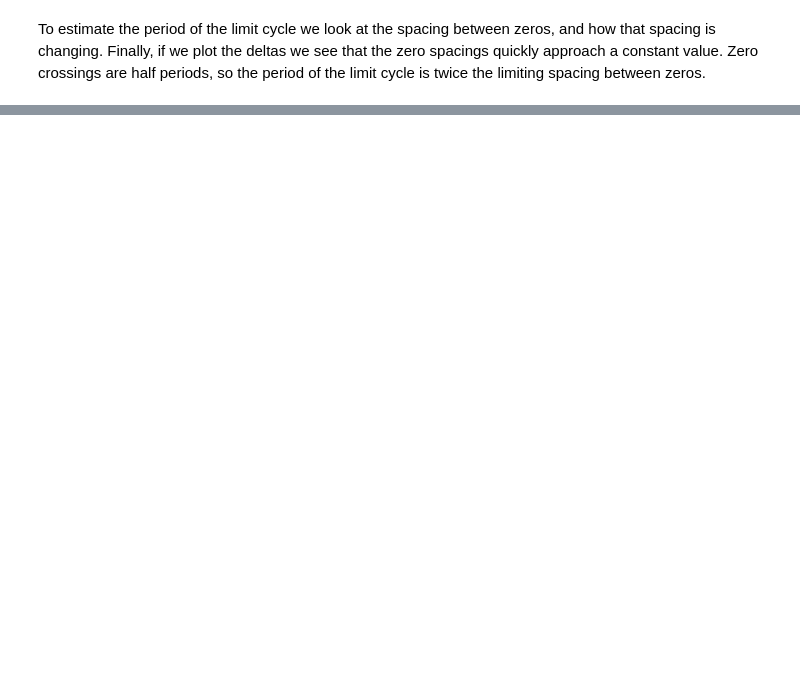
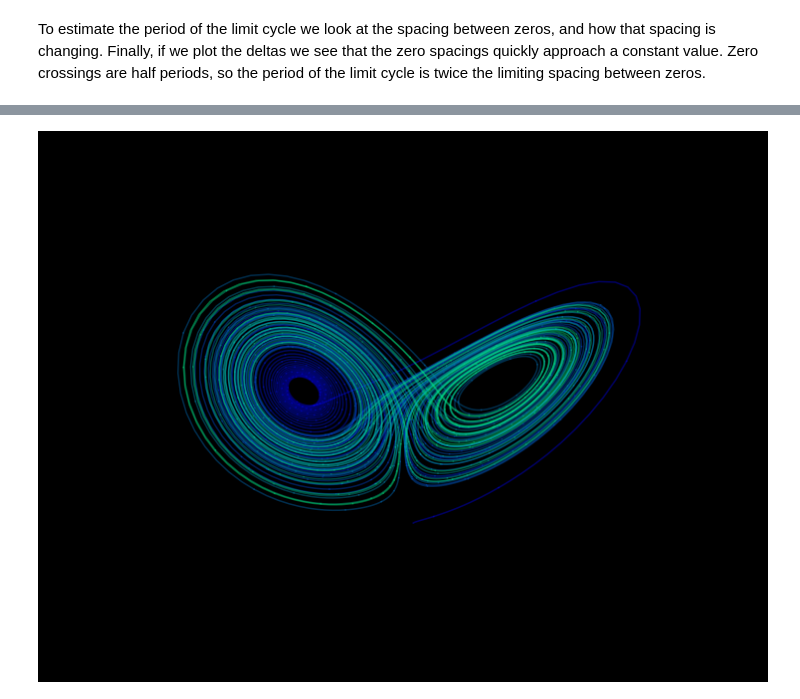
Before and after one commit to hariseldon99/msph402b, a Jupyter notebook: Ordinary_Differential_Equations.ipynb, the cells around one changed output, grey strips where cells are left out. Cells and saved outputs as stored; diff of their text form; code cells hidden in the pictures; blank space fills up the shorter version.

```diff
--- a/Ordinary_Differential_Equations.ipynb
+++ b/Ordinary_Differential_Equations.ipynb
@@ -373,0 +406,49 @@ As homework, the student is encouraged to determine the following numerically:
+# %%
+import numpy as np
+from scipy.integrate import solve_ivp
+import matplotlib.pyplot as plt
+from mpl_toolkits.mplot3d import Axes3D
+
+WIDTH, HEIGHT, DPI = 1000, 750, 100
+
+# Lorenz paramters and initial conditions.
+sigma, beta, rho = 10, 2.667, 28
+u0, v0, w0 = 1, 1, 1
+
+# Maximum time point and total number of time points.
+tmax, n = 100, 10000
+
+def lorenz(t, X, sigma, beta, rho):
+    """The Lorenz equations."""
+    u, v, w = X
+    up = -sigma*(u - v)
+    vp = rho*u - v - u*w
+    wp = -beta*w + u*v
+    return up, vp, wp
+
+# Integrate the Lorenz equations.
+soln = solve_ivp(lorenz, (0, tmax), (u0, v0, w0), args=(sigma, beta, rho),
+                 dense_output=True)
+# Interpolate solution onto the time grid, t.
+t = np.linspace(0, tmax, n)
+x, y, z = soln.sol(t)
+
+# Plot the Lorenz attractor using a Matplotlib 3D projection.
+fig = plt.figure(facecolor='k', figsize=(WIDTH/DPI, HEIGHT/DPI))
+ax = fig.gca(projection='3d')
+ax.set_facecolor('k')
+fig.subplots_adjust(left=0, right=1, bottom=0, top=1)
+
+# Make the line multi-coloured by plotting it in segments of length s which
+# change in colour across the whole time series.
+s = 10
+cmap = plt.cm.winter
+for i in range(0,n-s,s):
+    ax.plot(x[i:i+s+1], y[i:i+s+1], z[i:i+s+1], color=cmap(i/n), alpha=0.4)
+
+# Remove all the axis clutter, leaving just the curve.
+ax.set_axis_off()
+
+plt.show()
+# %% [output]
+[figure, added]
```
Also changed, not shown: parts of 11 cells of this notebook.
